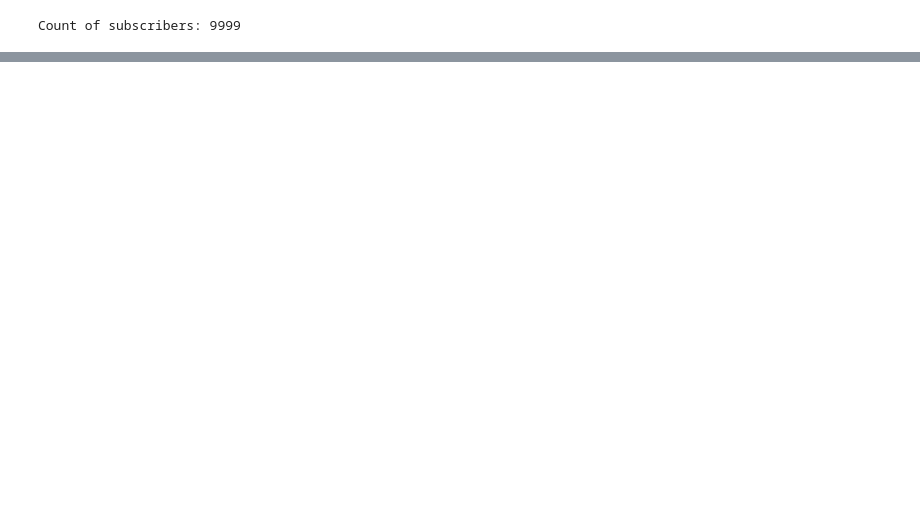
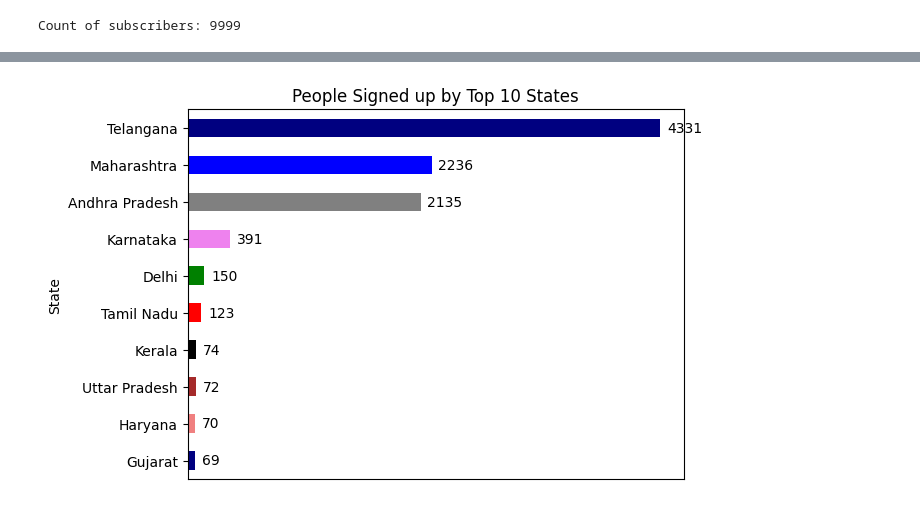
Before and after one commit to rasdarps/email_subscription_analysis, a Jupyter notebook: email_analysis.ipynb, the cells around one changed output, grey strips where cells are left out. Drawn from its saved outputs; the diff is of its cells as text; code cells hidden in the pictures; blank space fills up the shorter version.

```diff
--- a/email_analysis.ipynb
+++ b/email_analysis.ipynb
@@ -102,0 +285,35 @@ Count of male subscribers: 6886
+# %%
+# Group by 'State' and count the number of people in each state
+state_counts = df['State'].value_counts()
+
+# Specify custom colors for each category
+custom_colors = ['navy', 'lightcoral', 'brown', 'black', 'red', 'green', 'violet', 'gray', 'blue']  # Replace with your desired colors
+
+
+# Sort the values in descending order
+top_10_states = state_counts.head(10).sort_values(ascending=True)
+
+# Plotting the horizontal bar chart with navy blue color
+ax = top_10_states.plot(kind='barh', color=custom_colors)
+
+# Adding data labels with adjusted positions
+for p in ax.patches:
+    width = p.get_width()
+    ax.annotate(f'{width}',
+                xy=(width, p.get_y() + p.get_height() / 2.),
+                xytext=(5, 0),  # Adjust the margin from the right edge
+                textcoords='offset points',
+                ha='left', va='center')
+
+# Removing the vertical axis
+ax.get_xaxis().set_visible(False)
+
+# Adding labels and title
+plt.ylabel('State')
+plt.xlabel('Number of People')
+plt.title('People Signed up by Top 10 States')
+
+# Display the chart
+plt.show()
+# %% [output]
+[figure, added]
```
Also changed, not shown: parts of 19 cells of this notebook, 2 other files.
